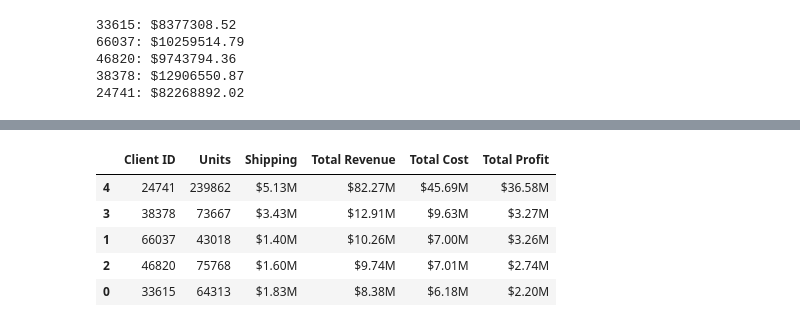
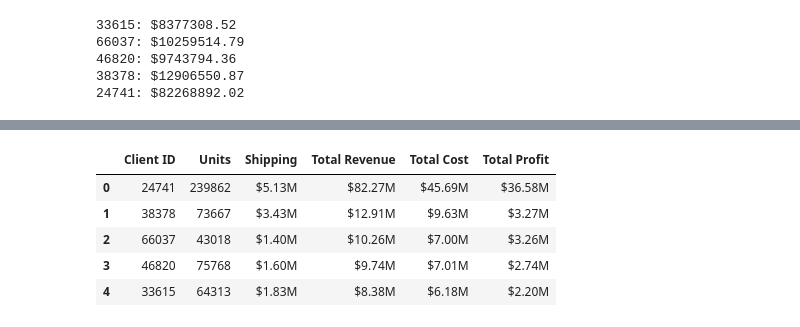
Before and after one commit to neebuntoum/pandas_challenge_1, a Jupyter notebook: module_4_challenge.ipynb, the cells around one changed output, grey strips where cells are left out. Drawn from its saved outputs; the diff is of its cells as text; code cells hidden in the pictures.

```diff
--- a/module_4_challenge.ipynb
+++ b/module_4_challenge.ipynb
@@ -104,9 +107,9 @@ Do we know that this client spent the more money than client 66037? If not, how
 # subtotal for each line using the unit_price
 # and the qty
 
-df_subtotal = df[['unit_price', 'qty']].copy()
-def line_subtotal(row):
-    return row['unit_price'] * row['qty']
-df_subtotal['line_subtotal'] = df_subtotal.apply(line_subtotal, axis = 1)
-df_subtotal.head(2)
+df["subtotal"] = df["unit_price"] * df["qty"]
+
+subtotal_df = df.loc[0:1, ["unit_price", "qty", "subtotal"]]
+
+subtotal_df
 # %% [output]
@@ -219,6 +257,22 @@ for top in top_five:
 # total units purchased, total shipping price,
 # total revenue, and total profit. Sort by total profit.
 
-#stuck on this part
+top_client_data = [33615, 66037, 46820, 38378, 24741]
+
+top_five_clients = df[df['client_id'].isin(top_clients)]
+
+top_totals = top_five_clients.groupby('client_id').agg({
+    'qty': 'sum',
+    'shipping_price': 'sum',
+    'line_price': 'sum',
+    'line_cost': 'sum',
+    'line_profit': 'sum'
+})
+
+clients_sorted = top_totals.sort_values('line_profit', ascending=False)
+
+clients_sorted = clients_sorted.reset_index()
+
+clients_sorted
 # %% [output]
 |  | client_id | qty | shipping_price | line_price | line_cost | line_profit |
@@ -231,4 +285,14 @@ for top in top_five:
 # Format the data and rename the columns
 # to names suitable for presentation.
 # Currency should be in millions of dollars.
- #stuck on this part
+clients_sorted_df = clients_sorted.rename(columns={'client_id': 'Client ID',
+                                                   'qty': 'Units',
+                                                   'shipping_price': 'Shipping',
+                                                   'line_price': 'Total Revenue',
+                                                   'line_cost': 'Total Cost',
+                                                   'line_profit': 'Total Profit'})
+
+clients_sorted_df[['Shipping', 'Total Revenue', 'Total Cost', 'Total Profit']] \
+= clients_sorted_df[['Shipping', 'Total Revenue', 'Total Cost', 'Total Profit']].applymap(lambda x: "${:,.2f}M".format(x / 1000000))
+
+clients_sorted_df
@@ -235,10 +306,11 @@ for top in top_five:
 # %%
 # Sort the updated data by "Total Profit" form highest to lowest
-#stuck on this part
+clients_sorted_df = clients_sorted_df.sort_values('Total Profit', ascending=False)
+clients_sorted_df
 # %% [output]
 |  | Client ID | Units | Shipping | Total Revenue | Total Cost | Total Profit |
-| 4 | 24741 | 239862 | $5.13M | $82.27M | $45.69M | $36.58M |
-| 3 | 38378 | 73667 | $3.43M | $12.91M | $9.63M | $3.27M |
-| 1 | 66037 | 43018 | $1.40M | $10.26M | $7.00M | $3.26M |
-| 2 | 46820 | 75768 | $1.60M | $9.74M | $7.01M | $2.74M |
-| 0 | 33615 | 64313 | $1.83M | $8.38M | $6.18M | $2.20M |
+| 0 | 24741 | 239862 | $5.13M | $82.27M | $45.69M | $36.58M |
+| 1 | 38378 | 73667 | $3.43M | $12.91M | $9.63M | $3.27M |
+| 2 | 66037 | 43018 | $1.40M | $10.26M | $7.00M | $3.26M |
+| 3 | 46820 | 75768 | $1.60M | $9.74M | $7.01M | $2.74M |
+| 4 | 33615 | 64313 | $1.83M | $8.38M | $6.18M | $2.20M |
```
Also changed, not shown: parts of 14 cells of this notebook.
